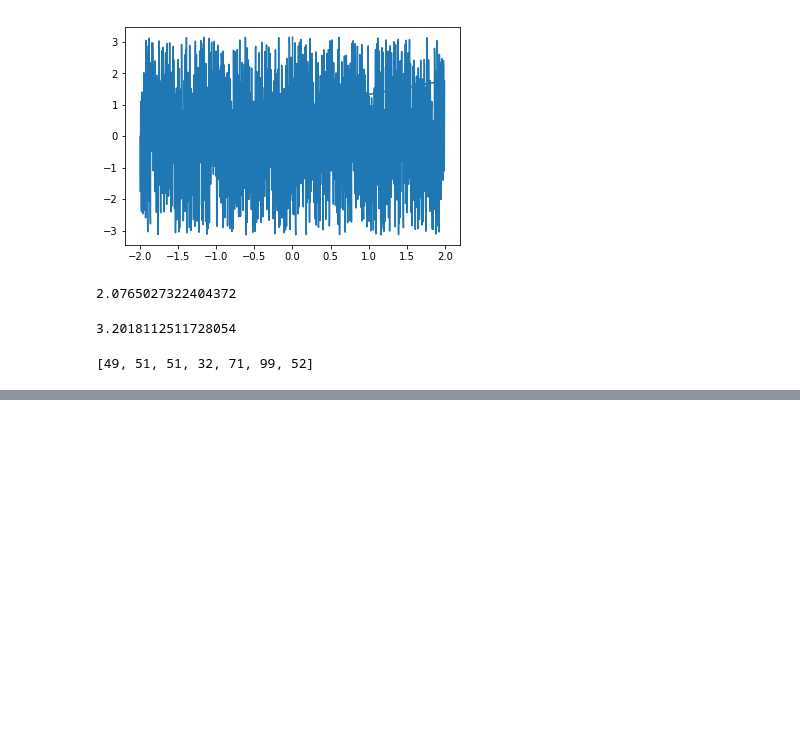
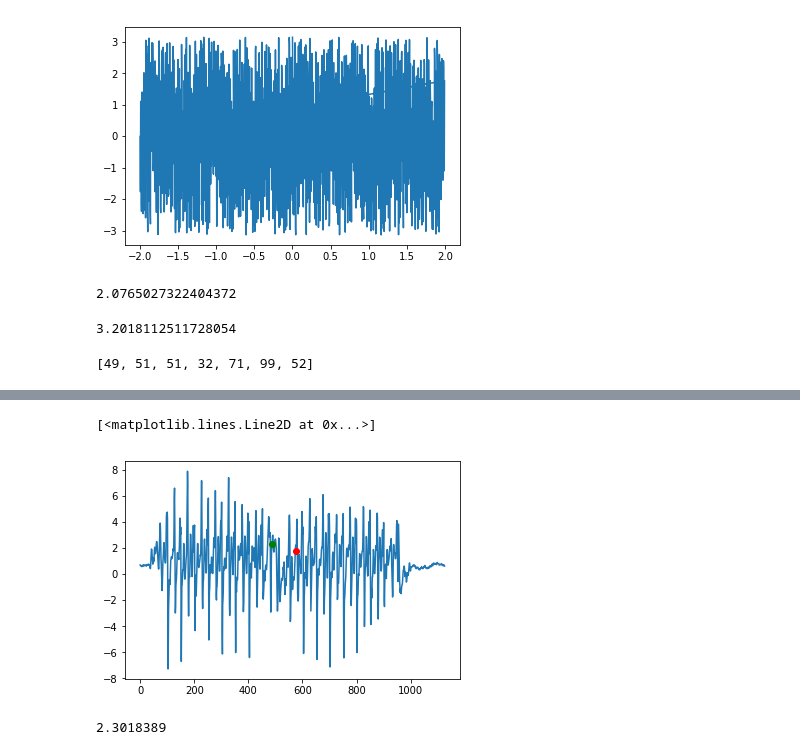
Before and after one commit to pdkit/pdkit, a Jupyter notebook: notebooks/New gait features.ipynb, the cells around one changed output, grey strips where cells are left out. Drawn from its saved outputs; the diff is of its cells as text; code cells hidden in the pictures; blank space fills up the shorter version.

```diff
--- a/notebooks/New gait features.ipynb
+++ b/notebooks/New gait features.ipynb
@@ -98,0 +138,11 @@ second_str_duration = [np.sum(a) / gp.sampling_frequency for a in second_strides
+# %%
+plt.plot(ts.y.values)
+plt.plot(start_turn, ts.y[s], 'go')
+plt.plot(end_turn, ts.y[e], 'ro')
+# %% [output]
+[<matplotlib.lines.Line2D at 0x...>]
+[figure, added]
+# %%
+ts.y[start_turn]
+# %% [output]
+2.3018389
```
Also changed, not shown: parts of 7 cells of this notebook.
